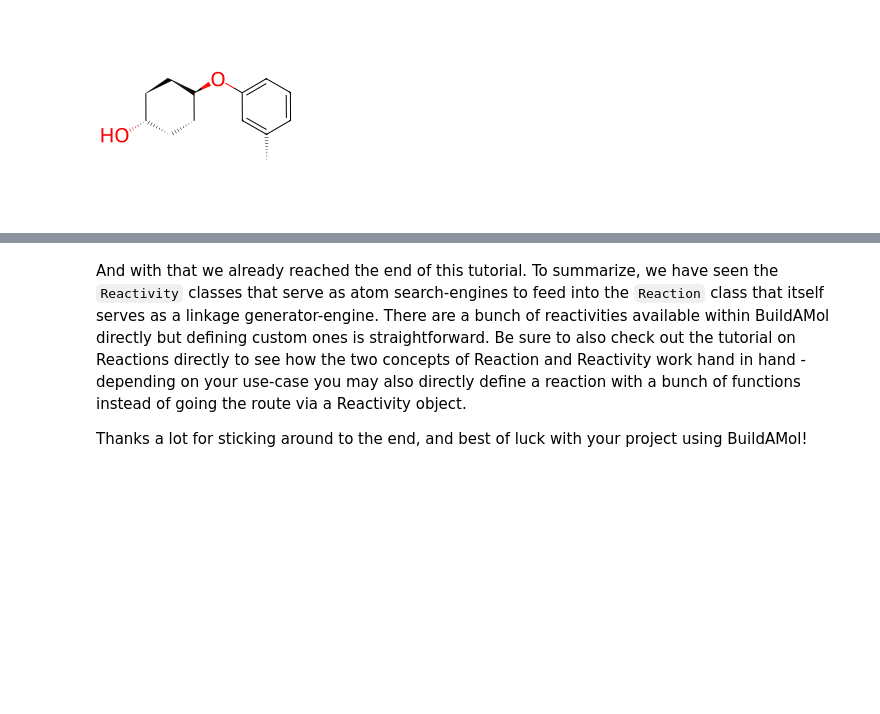
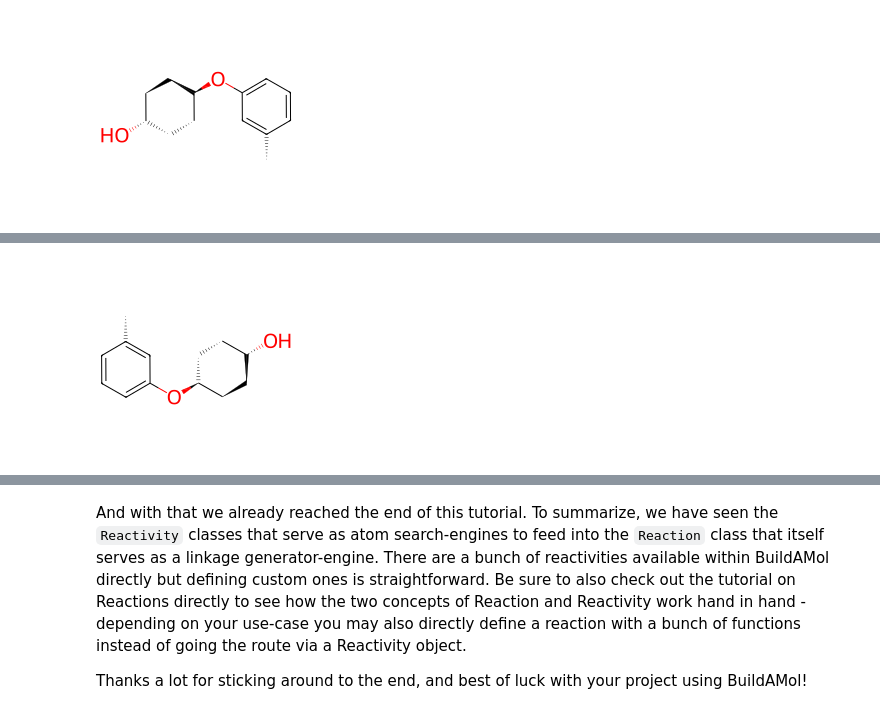
Before and after one commit to NoahHenrikKleinschmidt/buildamol, a Jupyter notebook: docs/examples/reactivity.ipynb, the cells around one changed output, grey strips where cells are left out. Drawn from its saved outputs; the diff is of its cells as text; code cells hidden in the pictures; blank space fills up the shorter version.

Commit message:
update reactivity tutorial

```diff
--- a/docs/examples/reactivity.ipynb
+++ b/docs/examples/reactivity.ipynb
@@ -204,0 +217,17 @@ product.draw2d().draw(width=200, height=200)
+# %%
+# (option 1) make a pseudo-reactivity that will return the desired atoms
+
+pseudo_reactivity = bam.structural.Reactivity(
+    nucleophile_linker=lambda mol: mol.get_atom("O1", residue=1)
+)
+
+reaction = bam.Reaction.from_reactivities(
+    nucleophile=pseudo_reactivity,
+    electrophile=Amine(),
+    target_is_electrophile=False,
+)
+
+product = reaction(cyclohexanol, toluidine)
+product.draw2d().draw(width=200, height=200)
+# %% [output]
+[figure, added]
```
Also changed, not shown: parts of 5 cells of this notebook.
